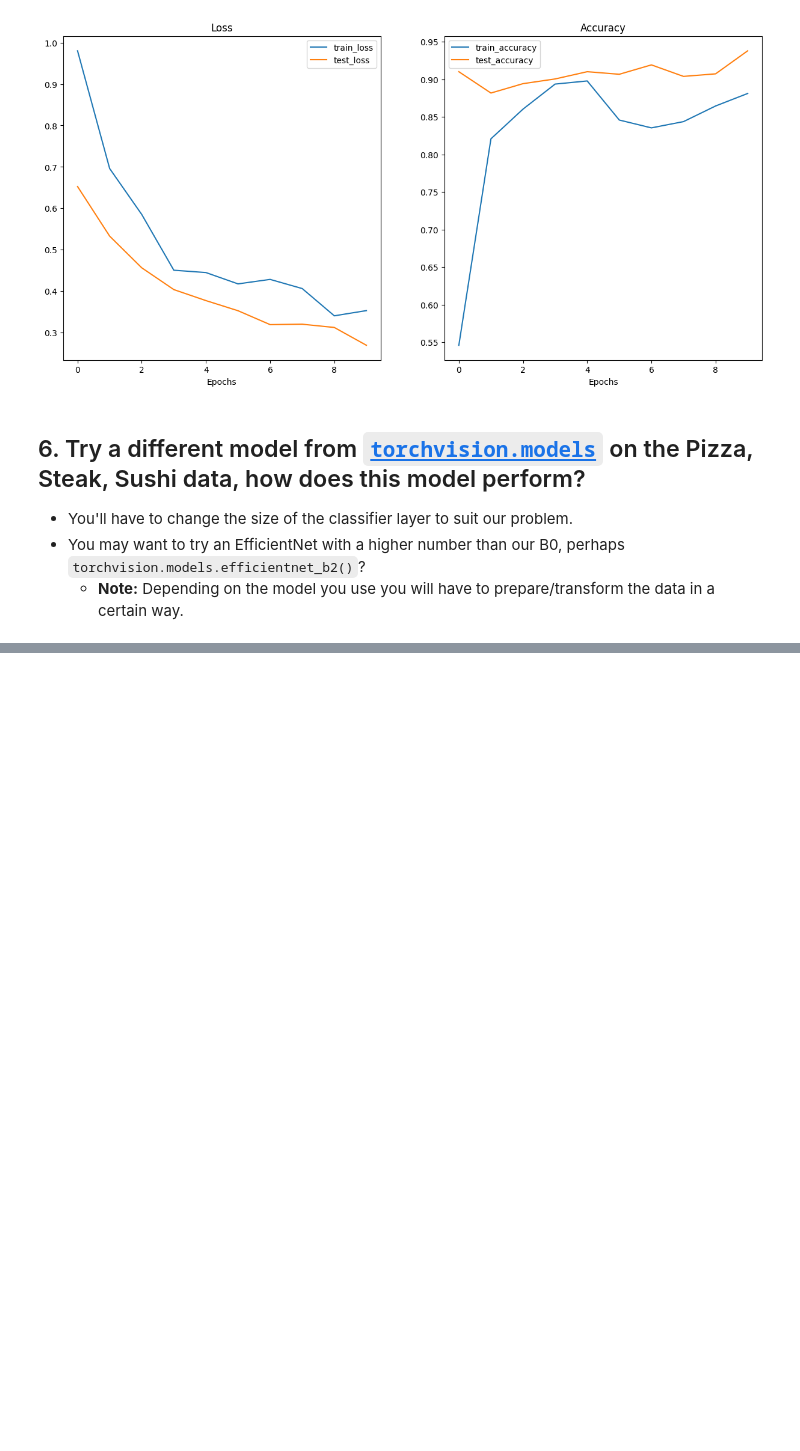
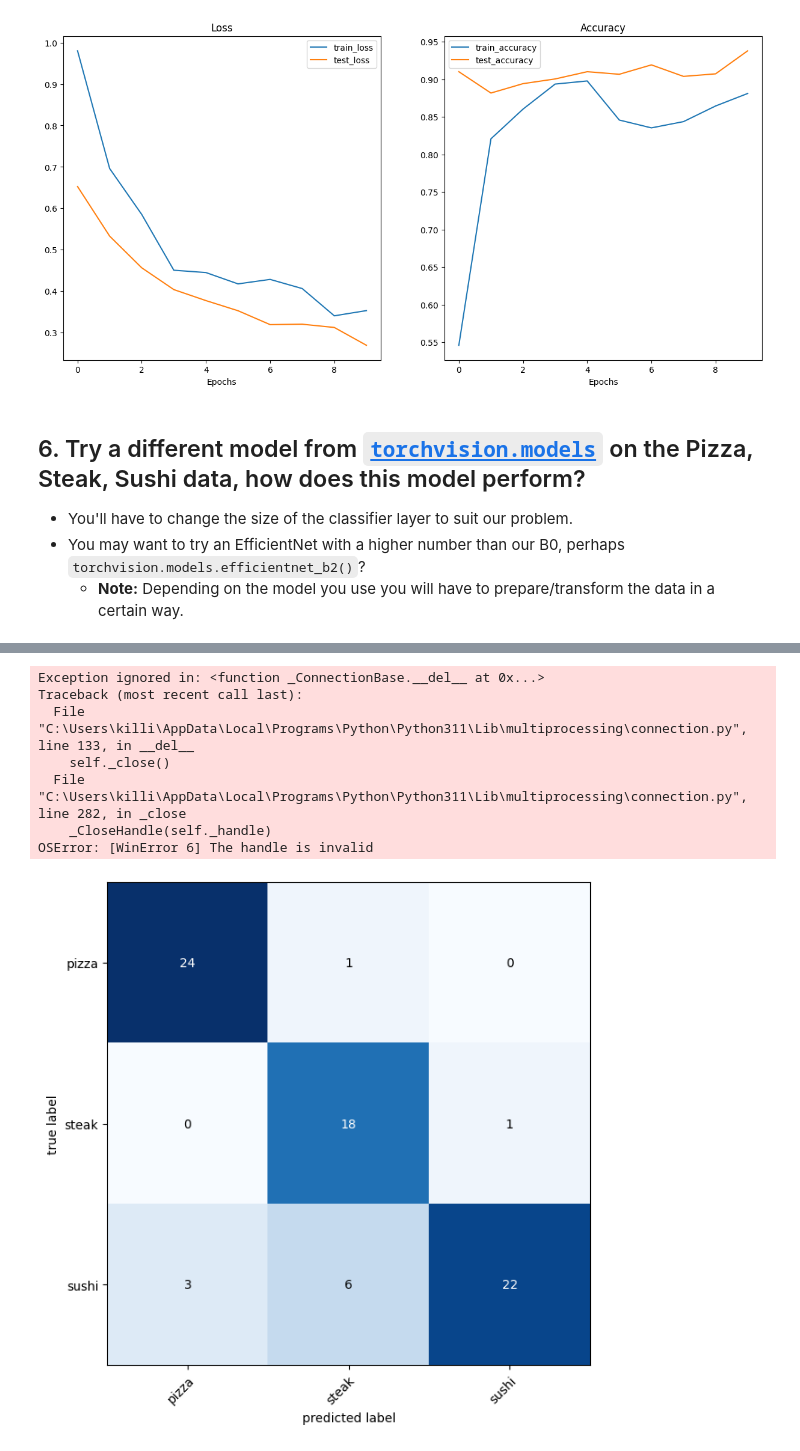
Before and after one commit to annoyingCode/pytorch-deep-learning-exercises, a Jupyter notebook: 06_pytorch_transfer_learning_exercises.ipynb, the cells around one changed output, grey strips where cells are left out. Saved outputs shown, nothing was run; the diff lists cells and outputs as text; code cells hidden in the pictures; blank space fills up the shorter version.

```diff
--- a/06_pytorch_transfer_learning_exercises.ipynb
+++ b/06_pytorch_transfer_learning_exercises.ipynb
@@ -674,0 +675,7 @@ plot_loss_curves(results)
+# %%
+# Create training and testing DataLoader's as well as get a list of class names
+train_dataloader, test_dataloader, class_names = data_setup.create_dataloaders(train_dir=train_dir,
+                                                                               test_dir=test_dir,
+                                                                               transform=preprocess,
+                                                                               batch_size=32)
+train_dataloader, test_dataloader, class_names
@@ -674,0 +833,23 @@ plot_loss_curves(results)
+# %%
+from tqdm.auto import tqdm
+
+test_preds = []
+test_preds_probs = []
+test_true = []
+wrong_preds = []
+
+model.eval()
+with torch.inference_mode():
+    for X, y in tqdm(test_dataloader):
+        X, y = X.to(device), y.to(device)
+        preds_logits = model(X)
+        preds_probs = preds_logits.softmax(dim=1)
+        preds_labels = preds_probs.argmax(dim=1)
+
+        test_preds_probs.append(preds_probs.cpu())
+        test_preds.append(preds_labels.cpu())
+        test_true.append(y.cpu())
+
+test_preds = torch.cat(test_preds)
+test_true = torch.cat(test_true)
+test_preds_probs = torch.cat(test_preds_probs)
@@ -674,0 +879,24 @@ plot_loss_curves(results)
+# %%
+from torchmetrics import ConfusionMatrix
+from mlxtend.plotting import plot_confusion_matrix
+
+# 2. Setup confusion matrix instance and compare predictions to targets
+confmat = ConfusionMatrix(num_classes=len(class_names), task='multiclass')
+confmat_tensor = confmat(preds=test_preds,
+                         target=test_true)
+
+# 3. Plot the confusion matrix
+fig, ax = plot_confusion_matrix(
+    conf_mat=confmat_tensor.numpy(), # matplotlib likes working with NumPy
+    class_names=class_names, # turn the row and column labels into class names
+    figsize=(10, 7)
+)
+# %% [output]
+Exception ignored in: <function _ConnectionBase.__del__ at 0x...>
+Traceback (most recent call last):
+  File "C:\Users\killi\AppData\Local\Programs\Python\Python311\Lib\multiprocessing\connection.py", line 133, in __del__
+    self._close()
+  File "C:\Users\killi\AppData\Local\Programs\Python\Python311\Lib\multiprocessing\connection.py", line 282, in _close
+    _CloseHandle(self._handle)
+OSError: [WinError 6] The handle is invalid
+[figure, added]
```
Also changed, not shown: parts of 17 cells of this notebook.
